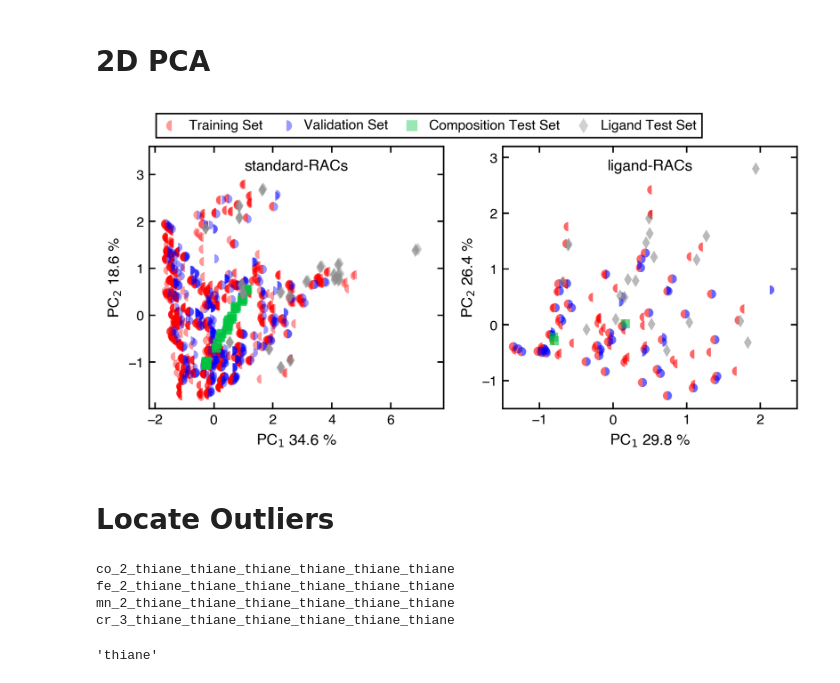
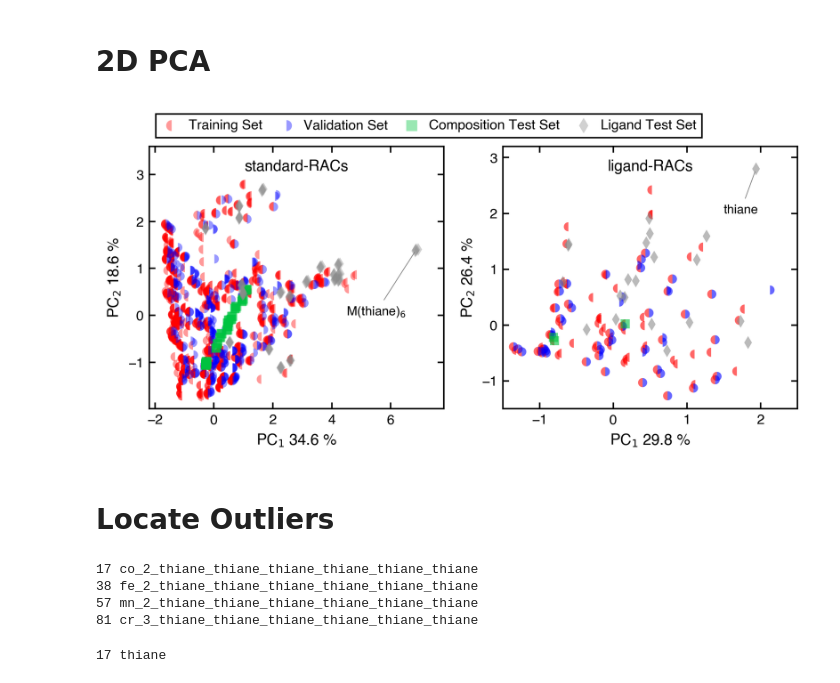
Before and after one commit to hjkgrp/many_body_ml, a Jupyter notebook: scripts_and_notebooks/plotting/pca_feature_spaces.ipynb, the cells around one changed output. Saved outputs shown, nothing was run; the diff lists cells and outputs as text; code cells hidden in the pictures.

```diff
--- a/scripts_and_notebooks/plotting/pca_feature_spaces.ipynb
+++ b/scripts_and_notebooks/plotting/pca_feature_spaces.ipynb
@@ -151,6 +151,14 @@ ax[0].set_ylabel(f"PC$_2$ {pca2d_standard.explained_variance_ratio_[1]*100:.1f}
 ax[0].set_xlim(-2.2, 7.8)
 ax[0].set_ylim(-1.99, 3.6)
 
+ax[0].annotate(
+    "M(thiane)$_6$",
+    xy=pc_standard_racs_lig[17],
+    xytext=(4.5, 0.0),
+    fontsize="small",
+    arrowprops=dict(arrowstyle="-", linewidth=0.5, color="0.5"),
+)
+
 ax[0].legend(ncols=4, loc="upper left", bbox_to_anchor=(0.0, 1.15))
 
 # Slightly higher alpha because we expect less overlap
@@ -161,34 +169,41 @@ ax[1].scatter(
     pc_ligand_racs_train[:, 1],
     marker=MarkerStyle("o", fillstyle="left"),
     **scatter_kwargs,
 )
 ax[1].scatter(
     pc_ligand_racs_val[:, 0],
     pc_ligand_racs_val[:, 1],
     marker=MarkerStyle("o", fillstyle="right"),
     **scatter_kwargs,
 )
 ax[1].scatter(
     pc_ligand_racs_comp[:, 0],
     pc_ligand_racs_comp[:, 1],
     marker=MarkerStyle("s"),
     **scatter_kwargs,
 )
 ax[1].scatter(
     pc_ligand_racs_lig[:, 0],
     pc_ligand_racs_lig[:, 1],
     marker=MarkerStyle("d"),
     **scatter_kwargs,
 )
 ax[1].text(0.5, 0.95, "ligand-RACs", transform=ax[1].transAxes, ha="center", va="top")
 ax[1].set_xlabel(f"PC$_1$ {pca2d_ligand.explained_variance_ratio_[0]*100:.1f} %")
 ax[1].set_ylabel(f"PC$_2$ {pca2d_ligand.explained_variance_ratio_[1]*100:.1f} %")
 ax[1].set_xlim(-1.5, 2.5)
 ax[1].set_ylim(-1.5, 3.2)
+ax[1].annotate(
+    "thiane",
+    xy=pc_ligand_racs_lig[17],
+    xytext=(1.5, 2.0),
+    fontsize="small",
+    arrowprops=dict(arrowstyle="-", linewidth=0.5, color="0.5"),
+)
 
 fig.savefig("plots/pca_feature_spaces.pdf")
 # %% [output]
-[figure, old version]
+[figure, new version]
 # %% [markdown]
 # Locate Outliers
 # %%
@@ -201,12 +216,12 @@ for ind in inds:
         np.sum((standard_racs_lig - unique_standard_racs_lig[ind]) ** 2, axis=-1)
     )
     # Get the corresponding name
-    print(df_lig.iloc[df_ind]["name"])
+    print(ind, df_lig.iloc[df_ind]["name"])
 # %% [output]
-co_2_thiane_thiane_thiane_thiane_thiane_thiane
-fe_2_thiane_thiane_thiane_thiane_thiane_thiane
-mn_2_thiane_thiane_thiane_thiane_thiane_thiane
-cr_3_thiane_thiane_thiane_thiane_thiane_thiane
+17 co_2_thiane_thiane_thiane_thiane_thiane_thiane
+38 fe_2_thiane_thiane_thiane_thiane_thiane_thiane
+57 mn_2_thiane_thiane_thiane_thiane_thiane_thiane
+81 cr_3_thiane_thiane_thiane_thiane_thiane_thiane
 # %%
 # Ligand-RACs: Ligand Test Set outlier:
 inds = np.where(pc_ligand_racs_lig[:, 1] > 2.7)[0]
@@ -220,6 +235,6 @@ ind_1D = np.argmin(
     )
 )
 ind_2D = np.unravel_index(ind_1D, (len(df_lig), 6))
-df_lig.iloc[ind_2D[0]]["name"].split("_")[2 + ind_2D[1]]
+print(ind, df_lig.iloc[ind_2D[0]]["name"].split("_")[2 + ind_2D[1]])
 # %% [output]
-'thiane'
+17 thiane
```
Also changed, not shown: parts of 3 cells of this notebook, 1 other file.
